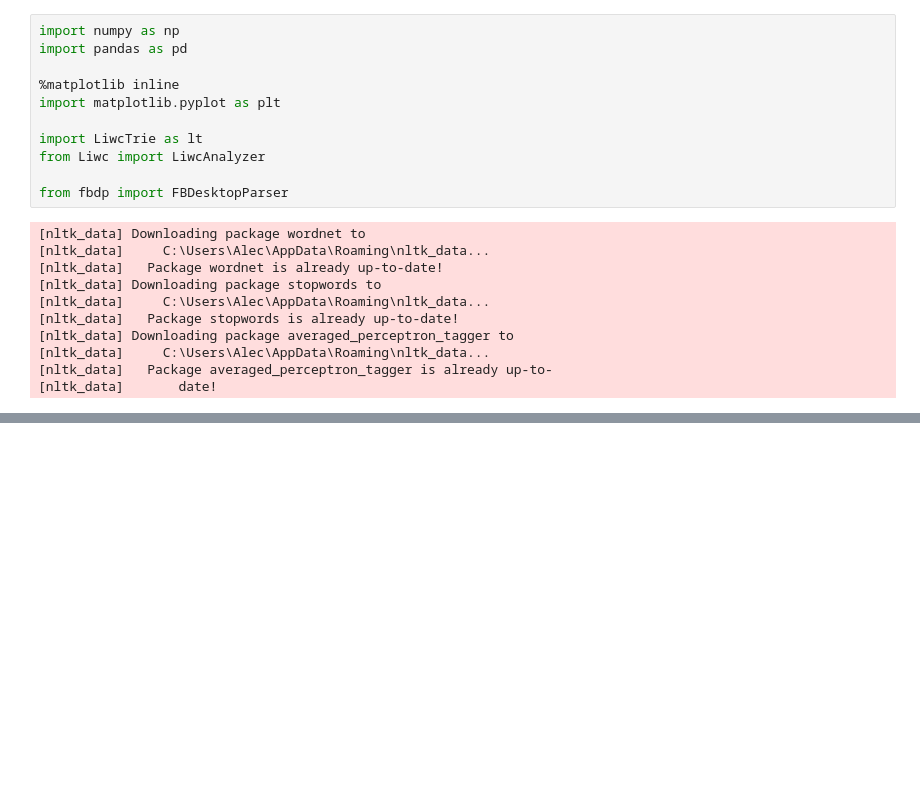
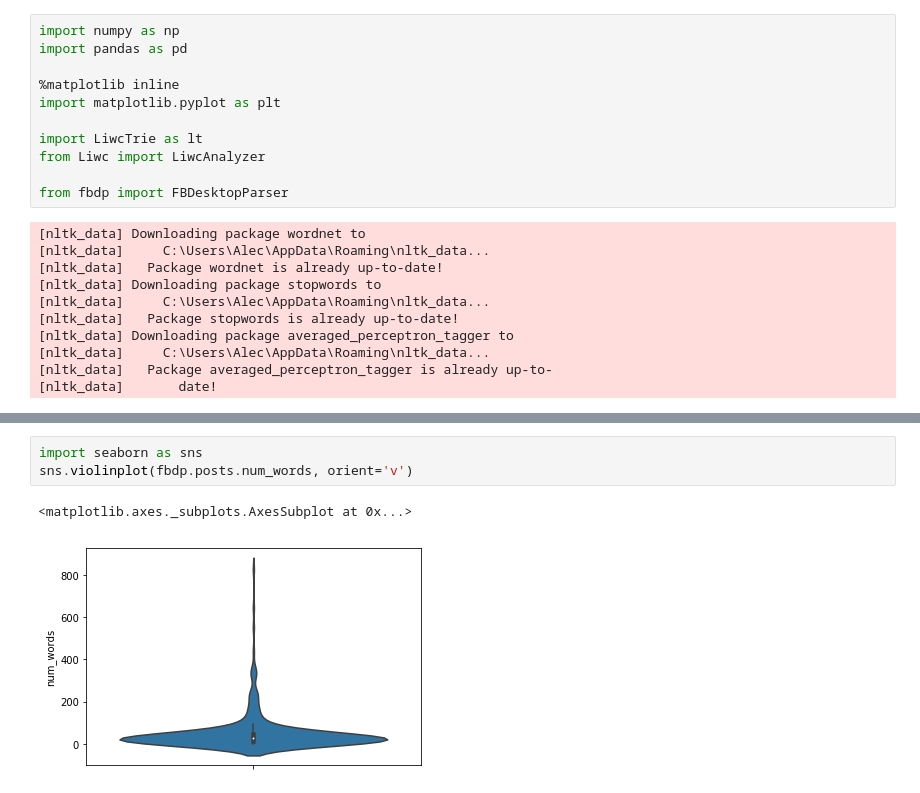
Before and after one commit to PhillipNgo/Team-Vaccinated-Research, a Jupyter notebook: Facebook Parsing Practicum.ipynb, the cells around one changed output, grey strips where cells are left out. Cells and saved outputs as stored; diff of their text form; blank space fills up the shorter version.

```diff
--- a/Facebook Parsing Practicum.ipynb
+++ b/Facebook Parsing Practicum.ipynb
@@ -42,0 +102,6 @@ fbdp.make_wordcloud()
+# %%
+import seaborn as sns
+sns.violinplot(fbdp.posts.num_words, orient='v')
+# %% [output]
+<matplotlib.axes._subplots.AxesSubplot at 0x...>
+[figure, added]
```
Also changed, not shown: parts of 9 cells of this notebook, 10 other files.
